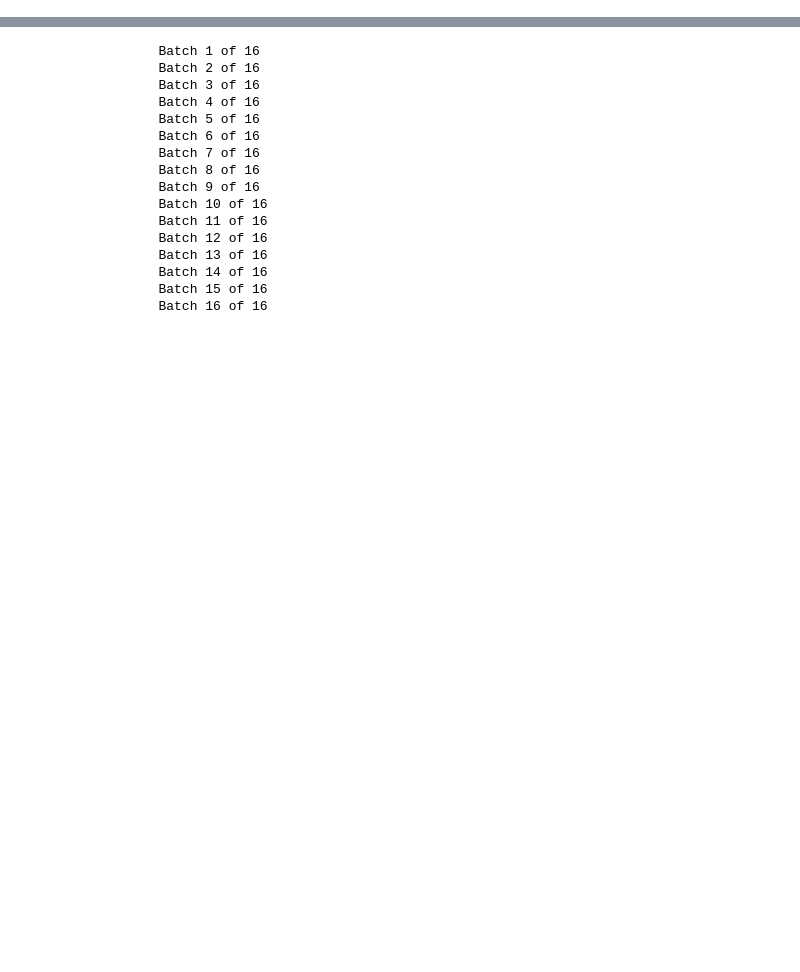
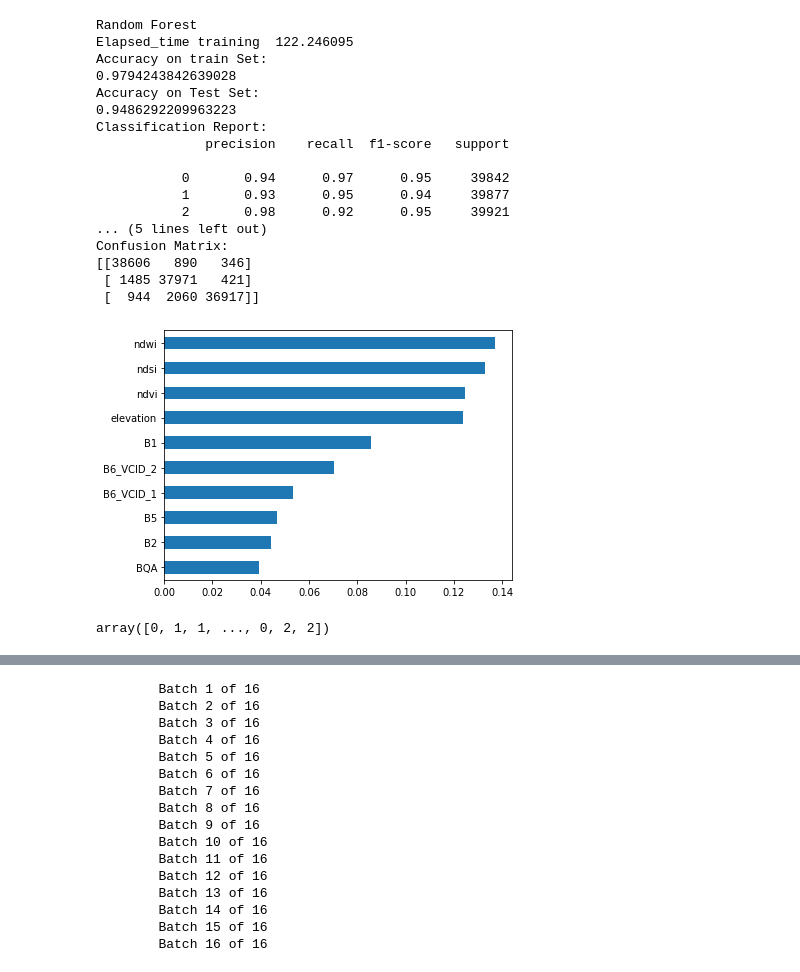
Before and after one commit to Aryal007/ml_satellite_image_segmentation, a Jupyter notebook: example_HKH_Landsat7.ipynb, the cells around one changed output, grey strips where cells are left out. Cells and saved outputs as stored; diff of their text form; code cells hidden in the pictures; blank space fills up the shorter version.

```diff
--- a/example_HKH_Landsat7.ipynb
+++ b/example_HKH_Landsat7.ipynb
@@ -42,0 +43,26 @@ Test stats: 106383
+# %%
+classifier.random_forest(trainX=all_dataset.trainX, trainY=all_dataset.trainY,
+                         testX=all_dataset.testX, testY=all_dataset.testY,
+                         grid_search=False, train=True,
+                         n_estimators = 150, max_depth=20,
+                         feature_importance=True)
+# %% [output]
+Random Forest
+Elapsed_time training  122.246095
+Accuracy on train Set:
+0.9794243842639028
+Accuracy on Test Set:
+0.9486292209963223
+Classification Report:
+              precision    recall  f1-score   support
+
+           0       0.94      0.97      0.95     39842
+           1       0.93      0.95      0.94     39877
+           2       0.98      0.92      0.95     39921
+... (5 lines left out)
+Confusion Matrix:
+[[38606   890   346]
+ [ 1485 37971   421]
+ [  944  2060 36917]]
+[figure, added]
+array([0, 1, 1, ..., 0, 2, 2])
```
Also changed, not shown: parts of 7 cells of this notebook, 1 other file.
